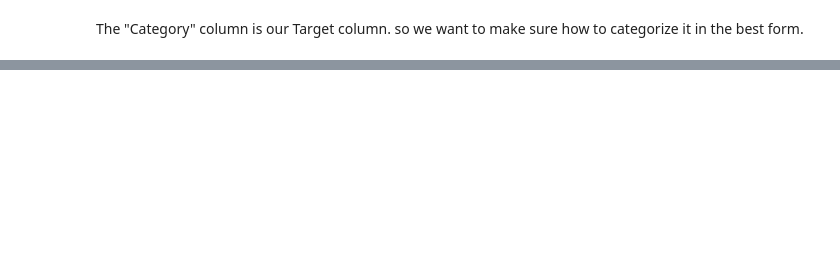
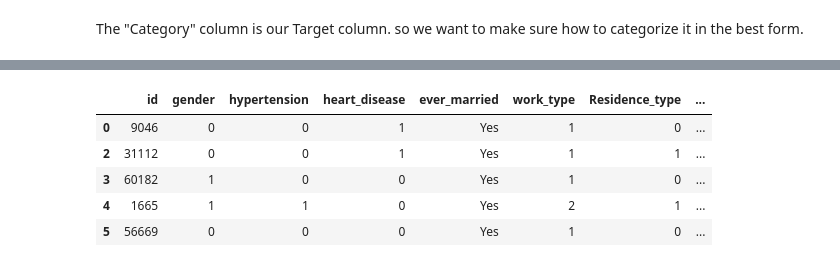
Before and after one commit to mahshid1373/ML_Project, a Jupyter notebook: main.ipynb, the cells around one changed output, grey strips where cells are left out. Cells and saved outputs as stored; diff of their text form; code cells hidden in the pictures; blank space fills up the shorter version.

```diff
--- a/main.ipynb
+++ b/main.ipynb
@@ -179,0 +180,11 @@ Name: Category, dtype: int64
+# %%
+data['work_type'] = data['work_type'].map({'Never_worked': 0,'Private': 1,'Self-employed': 2,'children': 3,'Govt_job': 4})
+data['work_type'].astype(int)
+data.head()
+# %% [output]
+|  | id | gender | hypertension | heart_disease | ever_married | work_type | Residence_type | ... |
+| 0 | 9046 | 0 | 0 | 1 | Yes | 1 | 0 | ... |
+| 2 | 31112 | 0 | 0 | 1 | Yes | 1 | 1 | ... |
+| 3 | 60182 | 1 | 0 | 0 | Yes | 1 | 0 | ... |
+| 4 | 1665 | 1 | 1 | 0 | Yes | 2 | 1 | ... |
+| 5 | 56669 | 0 | 0 | 0 | Yes | 1 | 0 | ... |
```
Also changed, not shown: parts of 38 cells of this notebook, 3 other files.
